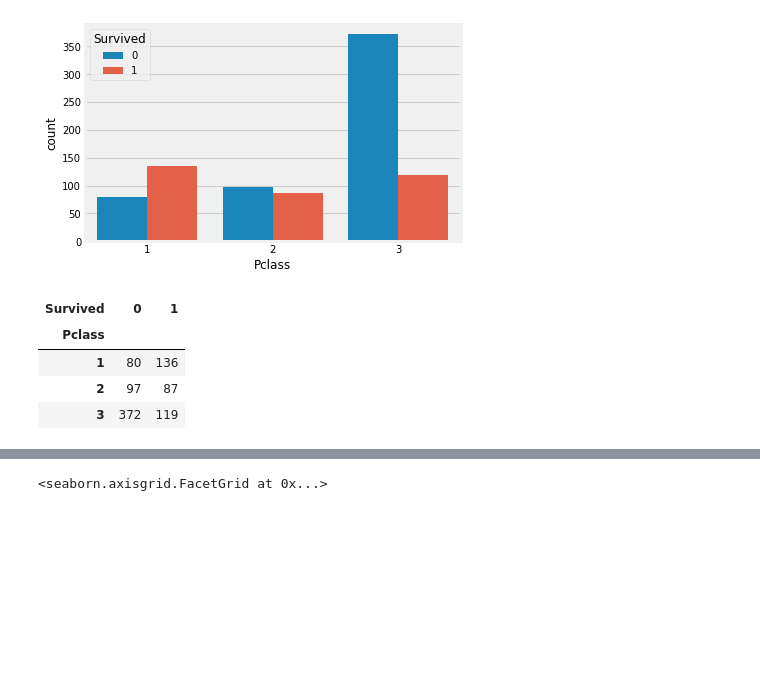
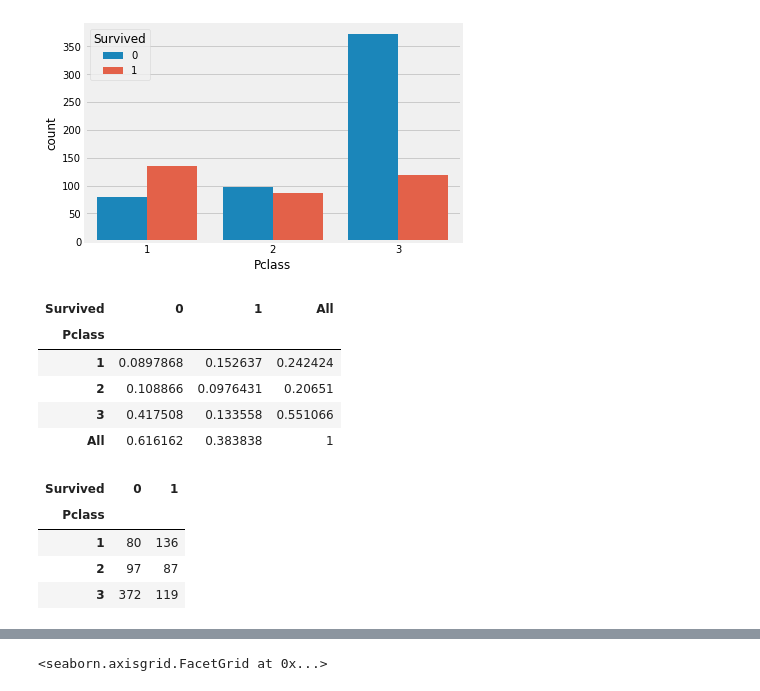
Before and after one commit to chadbartel/Data-Science-Projects, a Jupyter notebook: Titanic/Code/Model/Experiments/Experiment09/eda_titanic_09.ipynb, the cells around one changed output, grey strips where cells are left out. Saved outputs shown, nothing was run; the diff lists cells and outputs as text; code cells hidden in the pictures; blank space fills up the shorter version.

```diff
--- a/Titanic/Code/Model/Experiments/Experiment09/eda_titanic_09.ipynb
+++ b/Titanic/Code/Model/Experiments/Experiment09/eda_titanic_09.ipynb
@@ -149,16 +173,30 @@ sns.countplot('Pclass', hue='Survived', data=titanic.data)
 <matplotlib.axes._subplots.AxesSubplot at 0x...>
 [figure]
 # %%
+pd.crosstab(
+    titanic.data['Pclass'],
+    titanic.data['Survived'],
+    normalize=True,
+    margins=True
+).style.background_gradient(
+    cmap='Pastel1'
+)
 pd.crosstab(
     titanic.data['Pclass'],
     titanic.data['Survived']
 ).style.background_gradient(
     cmap='Pastel1'
 )
 # %% [output]
-| Survived | 0 | 1 |
-| Pclass |  |  |
-| 1 | 80 | 136 |
-| 2 | 97 | 87 |
-| 3 | 372 | 119 |
+| Survived | 0 | 1 | All |
+| Pclass |  |  |  |
+| 1 | 0.0897868 | 0.152637 | 0.242424 |
+| 2 | 0.108866 | 0.0976431 | 0.20651 |
+| 3 | 0.417508 | 0.133558 | 0.551066 |
+| All | 0.616162 | 0.383838 | 1 |
+| Survived | 0 | 1 |
+| Pclass |  |  |
+| 1 | 80 | 136 |
+| 2 | 97 | 87 |
+| 3 | 372 | 119 |
 # %%
```
Also changed, not shown: parts of 16 cells of this notebook.
